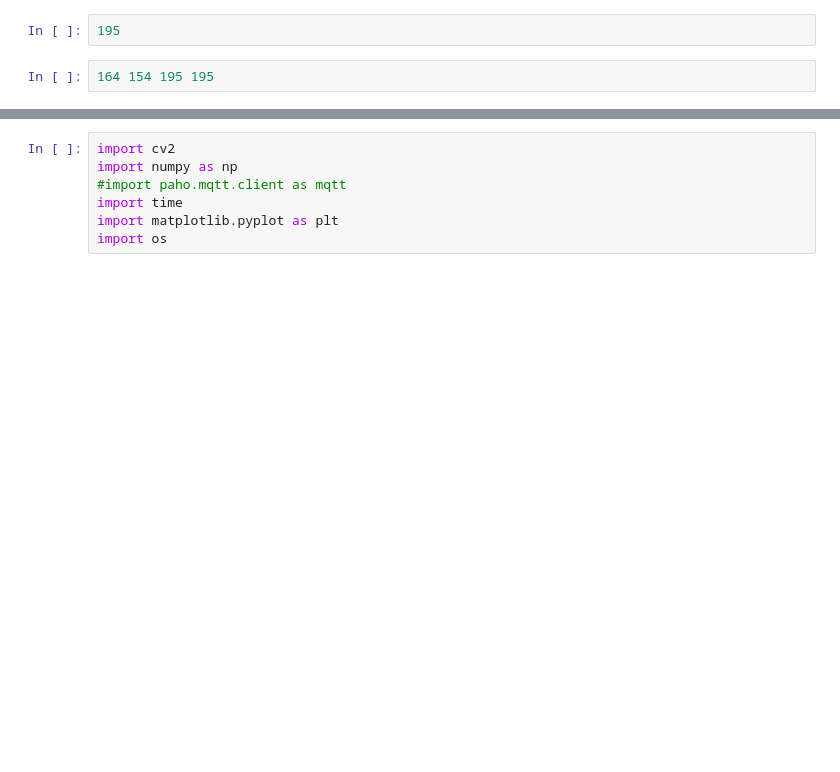
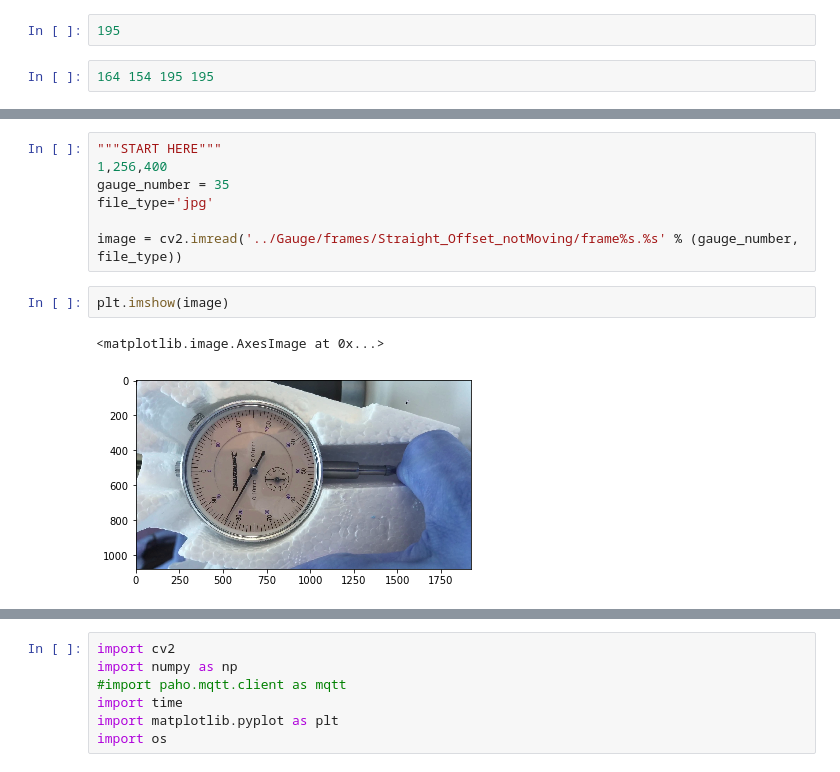
Before and after one commit to RajatChaudhari/AnalogReader, a Jupyter notebook: AnalogReader.ipynb, the cells around one changed output, grey strips where cells are left out. Cells and saved outputs as stored; diff of their text form; blank space fills up the shorter version.

```diff
--- a/AnalogReader.ipynb
+++ b/AnalogReader.ipynb
@@ -615,0 +892,12 @@ print(ang)
+# %%
+"""START HERE"""
+1,256,400
+gauge_number = 35
+file_type='jpg'
+
+image = cv2.imread('../Gauge/frames/Straight_Offset_notMoving/frame%s.%s' % (gauge_number, file_type))
+# %%
+plt.imshow(image)
+# %% [output]
+<matplotlib.image.AxesImage at 0x...>
+[figure, added]
```
Also changed, not shown: parts of 38 cells of this notebook, 4 other files.
